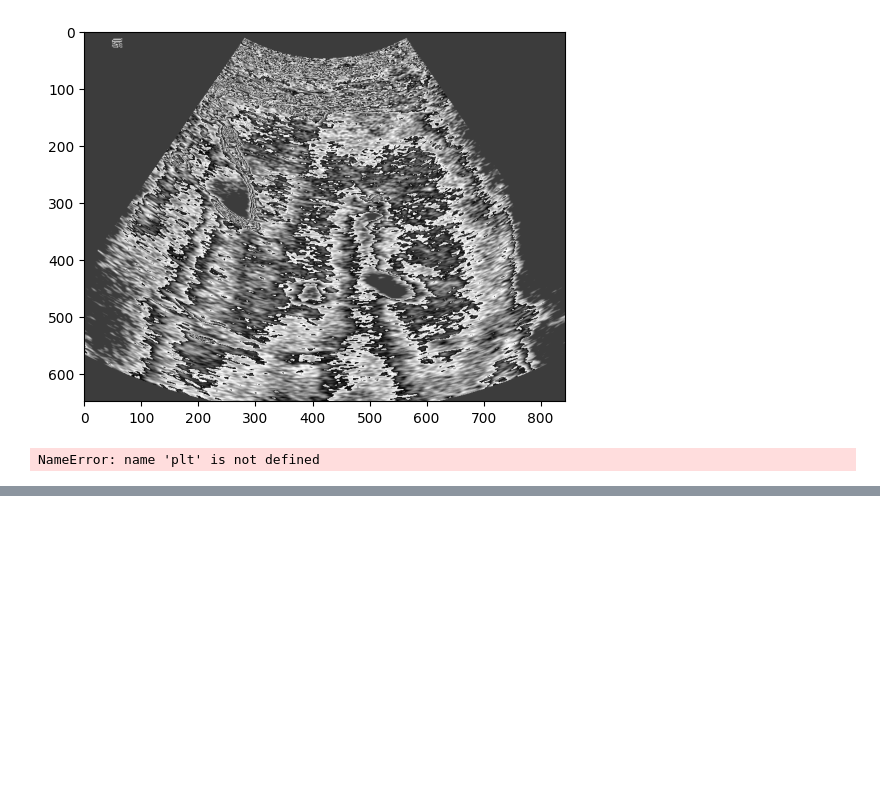
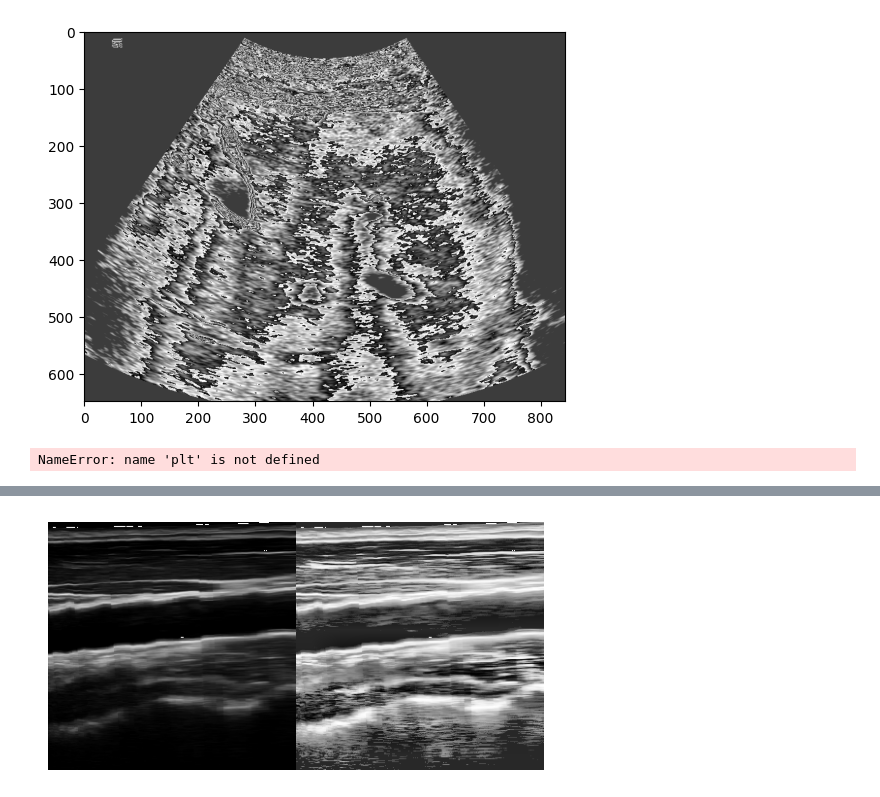
Before and after one commit to alexaatm/UnsupervisedSegmentor4Ultrasound, a Jupyter notebook: data_preprocessing/filter_norm_local.ipynb, the cells around one changed output, grey strips where cells are left out. Cells and saved outputs as stored; diff of their text form; code cells hidden in the pictures; blank space fills up the shorter version.

```diff
--- a/data_preprocessing/filter_norm_local.ipynb
+++ b/data_preprocessing/filter_norm_local.ipynb
@@ -280,0 +360,6 @@ NameError: name 'plt' is not defined
+# %%
+# x_eq = K.enhance.equalize(x_rgb)
+x_eq = K.enhance.equalize_clahe(x_rgb)
+imshow(x_eq)
+# %% [output]
+[figure, added]
```
Also changed, not shown: parts of 32 cells of this notebook.
